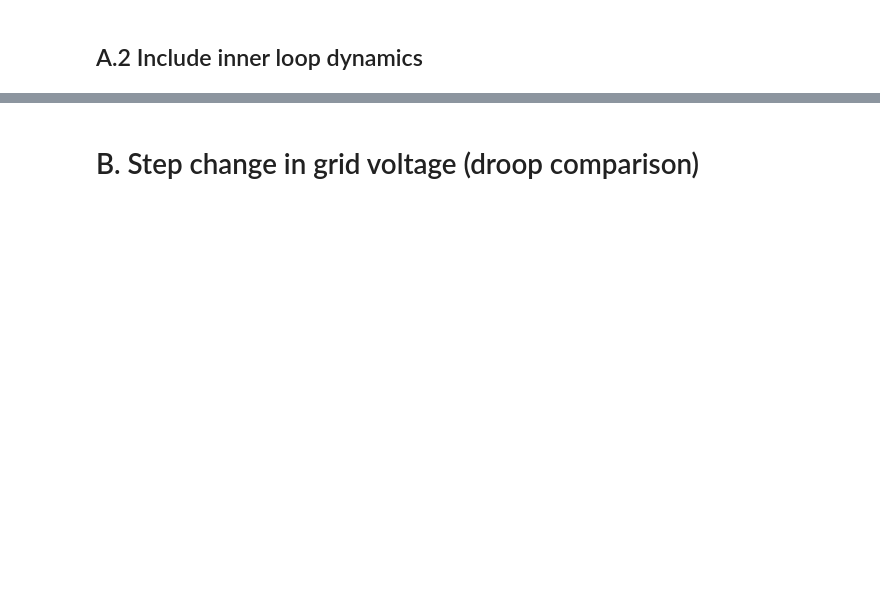
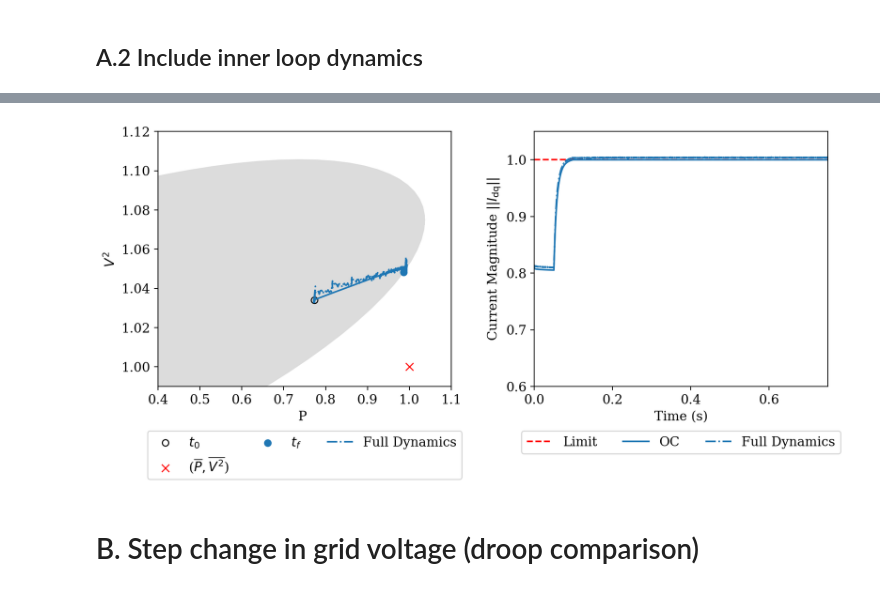
Before and after one commit to lpstreitmatter/Optimal-Safe-Converter-Control, a Jupyter notebook: Optimal_Safe_Converter_Control.ipynb, the cells around one changed output, grey strips where cells are left out. Cells and saved outputs as stored; diff of their text form; code cells hidden in the pictures; blank space fills up the shorter version.

```diff
--- a/Optimal_Safe_Converter_Control.ipynb
+++ b/Optimal_Safe_Converter_Control.ipynb
@@ -166,2 +126,40 @@ plt.tight_layout()
+# %%
+# Compare to same example above without inner loop dynamics
+freq_vol = 2000
+freq_cur = 10000
+
+ts_inner, Idq_of_t_inner,Vdq_of_t_inner,var1_of_t_inner,var2_of_t_inner = oc.oc_setpoint_change_with_il(new_setpoints, var_names, x0,
+                               r_i_val_pu, l_i_val_pu, r_g_val_pu, l_g_val_pu, c_val_pu, Vg_pu,
+                               Imag_lim_val_pu,omega_nom_val,
+                               rho=0.001,alpha=alpha, dt=1/freq_outer,
+                               starttime=starttime, endtime=endtime/2,
+                               freq_cur=freq_cur, freq_vol=freq_vol, perunit=perunit)
+# %%
+fig,(ax1,ax2) = plt.subplots(1,2,figsize=(10,5))
+plot.plot_S(np.vstack([var1_of_t_oc,var2_of_t_oc]).T, new_setpoints,var_names,
+           Imag_lim_val_pu,v_nom_val_pu,L_pu,R_pu,omega_nom_val,
+           units = ["",""], ax = ax1, pu=perunit)
+ax1.plot(var1_of_t_inner,var2_of_t_inner,c="C0",linestyle="-.",label="Full Dynamics")
+ax1.legend(loc='upper center', bbox_to_anchor=(0.5, -0.15),ncol=3)
+
+ax2.plot(ts_oc, np.ones(len(ts_oc))*Imag_lim_val_pu,'r--',label="Limit")
+ax2.plot(ts_oc, np.linalg.norm(Idq_of_t_oc,axis=0),c='C0',label="OC")
+ax2.plot(ts_inner, np.linalg.norm(Idq_of_t_inner,axis=0),c='C0',linestyle="-.",label="Full Dynamics")
+ax2.legend(loc='upper center', bbox_to_anchor=(0.5, -0.15),ncol=3)
+ax2.set_ylim([0,1.05])
+ax2.set_xlabel("Time (s)")
+ax2.set_ylabel(r"Current Magnitude $||I_\mathrm{dq}||$")
+
+# Zoomed in view
+ax1.set_xlim([0.4,1.1])
+ax1.set_ylim([0.99,1.12])
+
+# Zoom in
+ax2.set_xlim([0,0.75])
+ax2.set_ylim([0.6,1.05])
+
+plt.tight_layout()
+# %% [output]
+[figure, added]
 # %% [markdown]
 # B. Step change in grid voltage (droop comparison)
```
Also changed, not shown: parts of 20 cells of this notebook, 3 other files.
